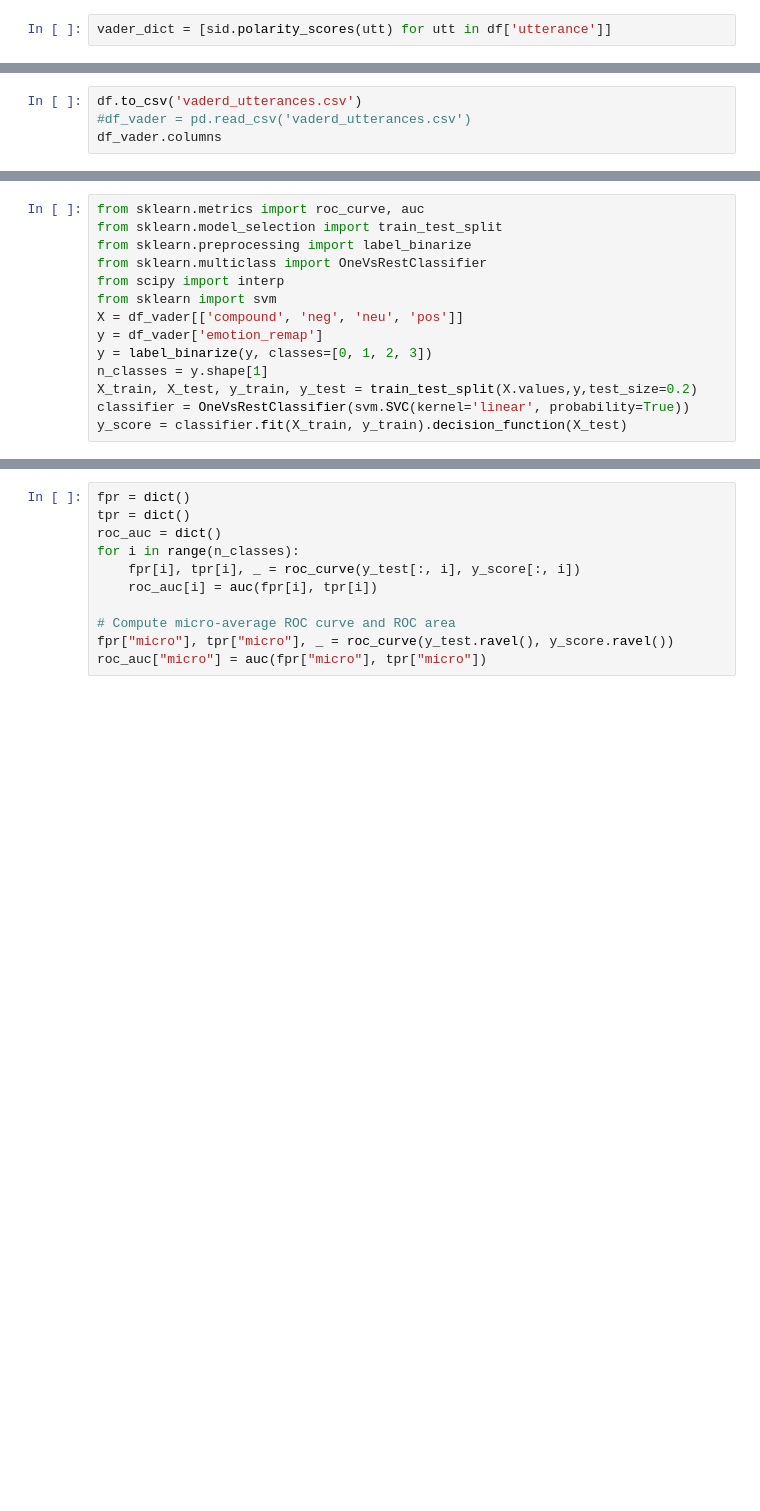
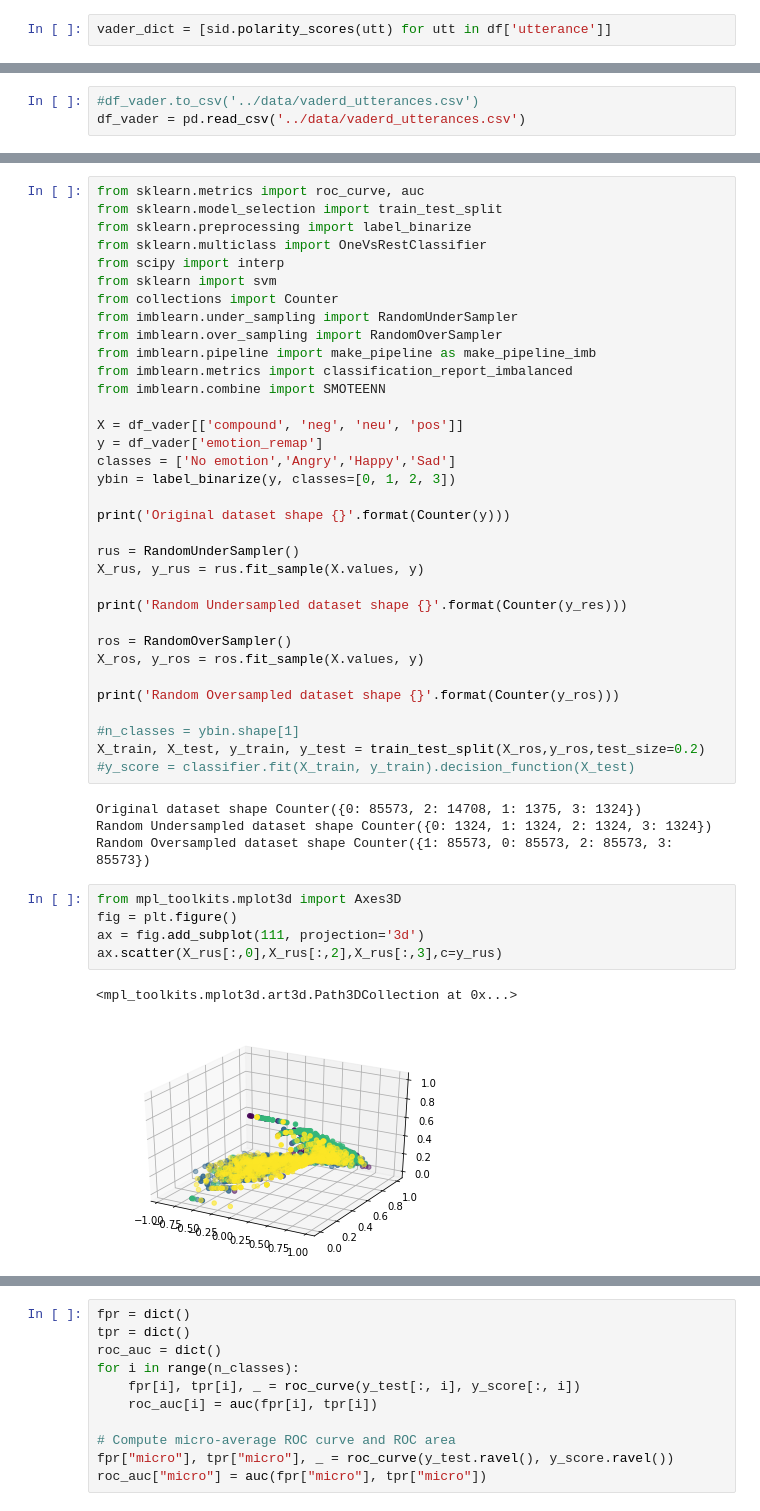
Before and after one commit to SaulAryehKohn/robo-recall, a Jupyter notebook: notebooks/Classify_emotion_per_sentence.ipynb, the cells around one changed output, grey strips where cells are left out. Saved outputs shown, nothing was run; the diff lists cells and outputs as text; blank space fills up the shorter version.

Commit message:
updates: time filtering, highlight detection by reaction count, GridSearchCV-optimized sentiment analysis, sort of tidier code

```diff
--- a/notebooks/Classify_emotion_per_sentence.ipynb
+++ b/notebooks/Classify_emotion_per_sentence.ipynb
@@ -136,4 +138,3 @@ df_vader = pd.DataFrame(vader_dict)
 # %%
-df.to_csv('vaderd_utterances.csv')
-#df_vader = pd.read_csv('vaderd_utterances.csv')
-df_vader.columns
+#df_vader.to_csv('../data/vaderd_utterances.csv')
+df_vader = pd.read_csv('../data/vaderd_utterances.csv')
@@ -149,10 +154,42 @@ from sklearn.preprocessing import label_binarize
 from sklearn.multiclass import OneVsRestClassifier
 from scipy import interp
 from sklearn import svm
+from collections import Counter
+from imblearn.under_sampling import RandomUnderSampler
+from imblearn.over_sampling import RandomOverSampler
+from imblearn.pipeline import make_pipeline as make_pipeline_imb
+from imblearn.metrics import classification_report_imbalanced
+from imblearn.combine import SMOTEENN
+
 X = df_vader[['compound', 'neg', 'neu', 'pos']]
 y = df_vader['emotion_remap']
-y = label_binarize(y, classes=[0, 1, 2, 3])
-n_classes = y.shape[1]
-X_train, X_test, y_train, y_test = train_test_split(X.values,y,test_size=0.2)
-classifier = OneVsRestClassifier(svm.SVC(kernel='linear', probability=True))
-y_score = classifier.fit(X_train, y_train).decision_function(X_test)
+classes = ['No emotion','Angry','Happy','Sad']
+ybin = label_binarize(y, classes=[0, 1, 2, 3])
+
+print('Original dataset shape {}'.format(Counter(y)))
+
+rus = RandomUnderSampler()
+X_rus, y_rus = rus.fit_sample(X.values, y)
+
+print('Random Undersampled dataset shape {}'.format(Counter(y_res)))
+
+ros = RandomOverSampler()
+X_ros, y_ros = ros.fit_sample(X.values, y)
+
+print('Random Oversampled dataset shape {}'.format(Counter(y_ros)))
+
+#n_classes = ybin.shape[1]
+X_train, X_test, y_train, y_test = train_test_split(X_ros,y_ros,test_size=0.2)
+#y_score = classifier.fit(X_train, y_train).decision_function(X_test)
+# %% [output]
+Original dataset shape Counter({0: 85573, 2: 14708, 1: 1375, 3: 1324})
+Random Undersampled dataset shape Counter({0: 1324, 1: 1324, 2: 1324, 3: 1324})
+Random Oversampled dataset shape Counter({1: 85573, 0: 85573, 2: 85573, 3: 85573})
+# %%
+from mpl_toolkits.mplot3d import Axes3D
+fig = plt.figure()
+ax = fig.add_subplot(111, projection='3d')
+ax.scatter(X_rus[:,0],X_rus[:,2],X_rus[:,3],c=y_rus)
+# %% [output]
+<mpl_toolkits.mplot3d.art3d.Path3DCollection at 0x...>
+[figure, added]
```
Also changed, not shown: parts of 11 cells of this notebook, 5 other files.
